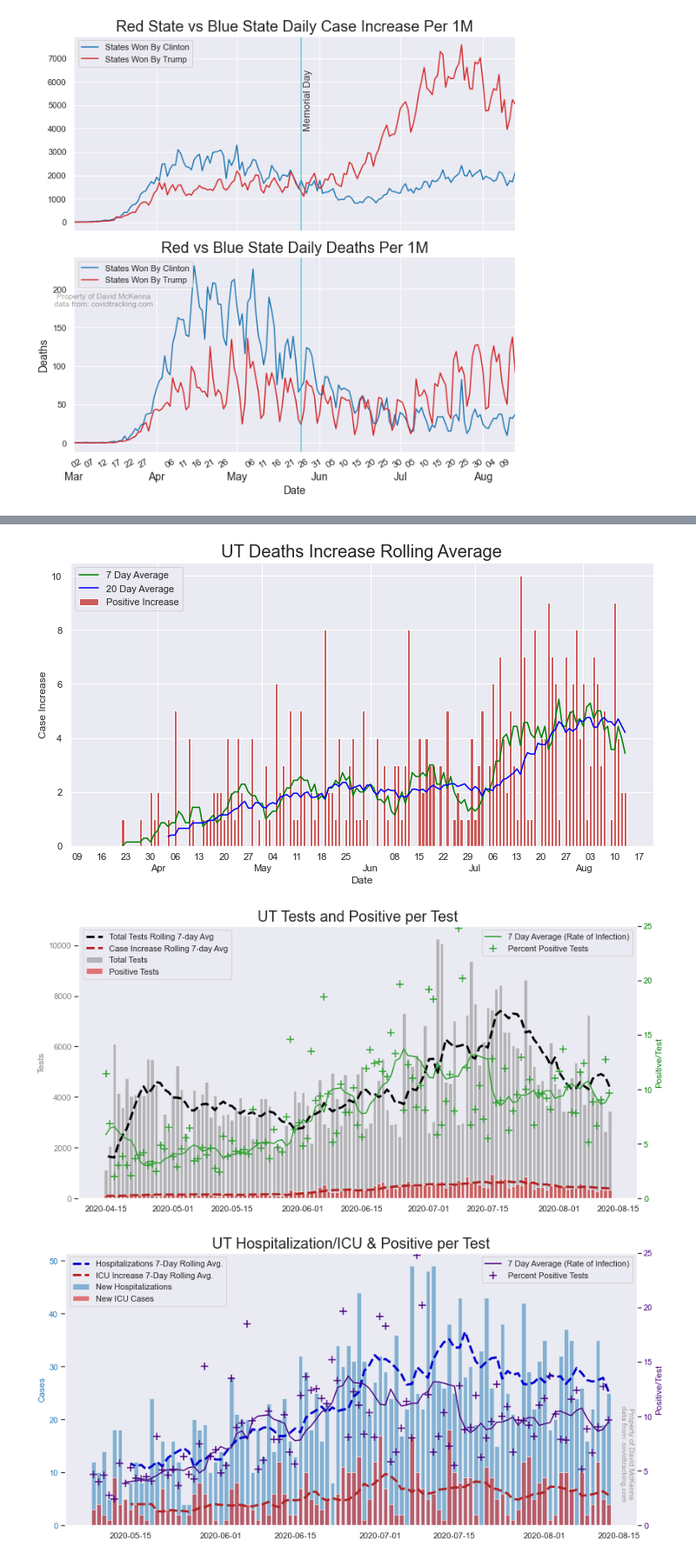
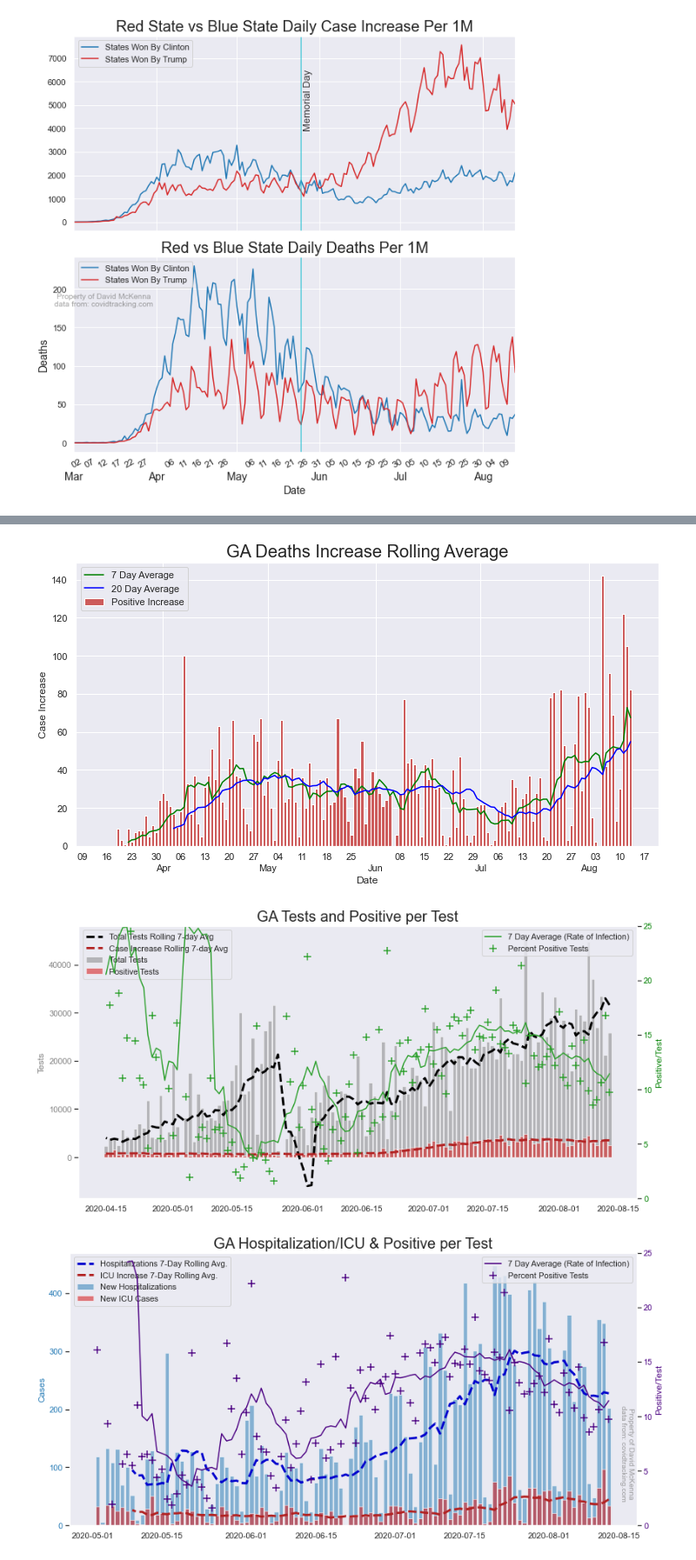
Before and after one commit to Stripling07/UT_COVID, a Jupyter notebook: COVID_Notebook.ipynb, the cells around one changed output, grey strips where cells are left out. Shown: that part at 87% size. Saved outputs shown, nothing was run; the diff lists cells and outputs as text; code cells hidden in the pictures.

```diff
--- a/COVID_Notebook.ipynb
+++ b/COVID_Notebook.ipynb
@@ -349,5 +349,5 @@ plt.show()
 Today is Aug-13-2020
 [figure]
 # %%
-Basic_Analysis_Roll(df,'UT')
+Basic_Analysis_Roll(df,'GA')
 # %% [output]
@@ -355,3 +355,3 @@ Basic_Analysis_Roll(df,'UT')
-[figure, old version]
+[figure, new version]
-[figure, old version]
+[figure, new version]
-[figure, old version]
+[figure, new version]
```
Also changed, not shown: parts of 1 cell of this notebook, 2 other files.
